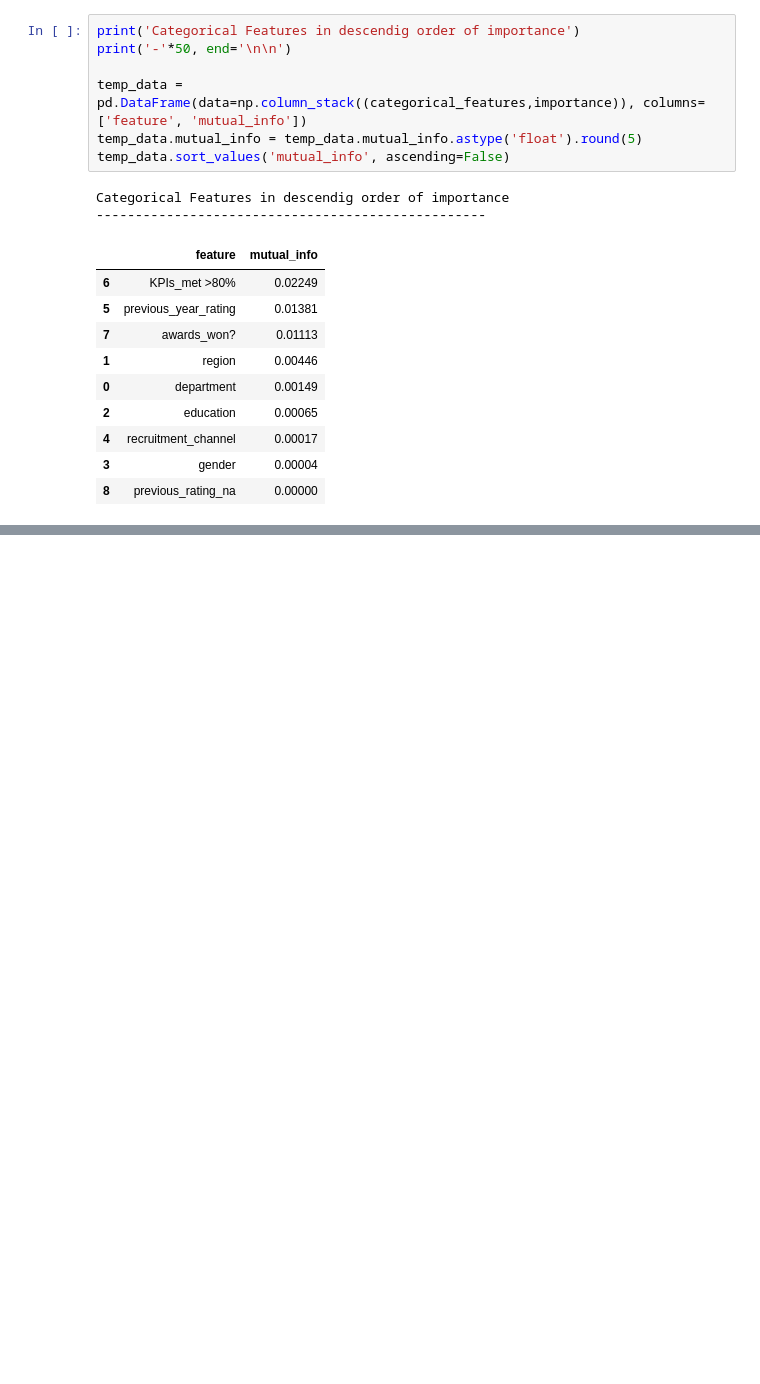
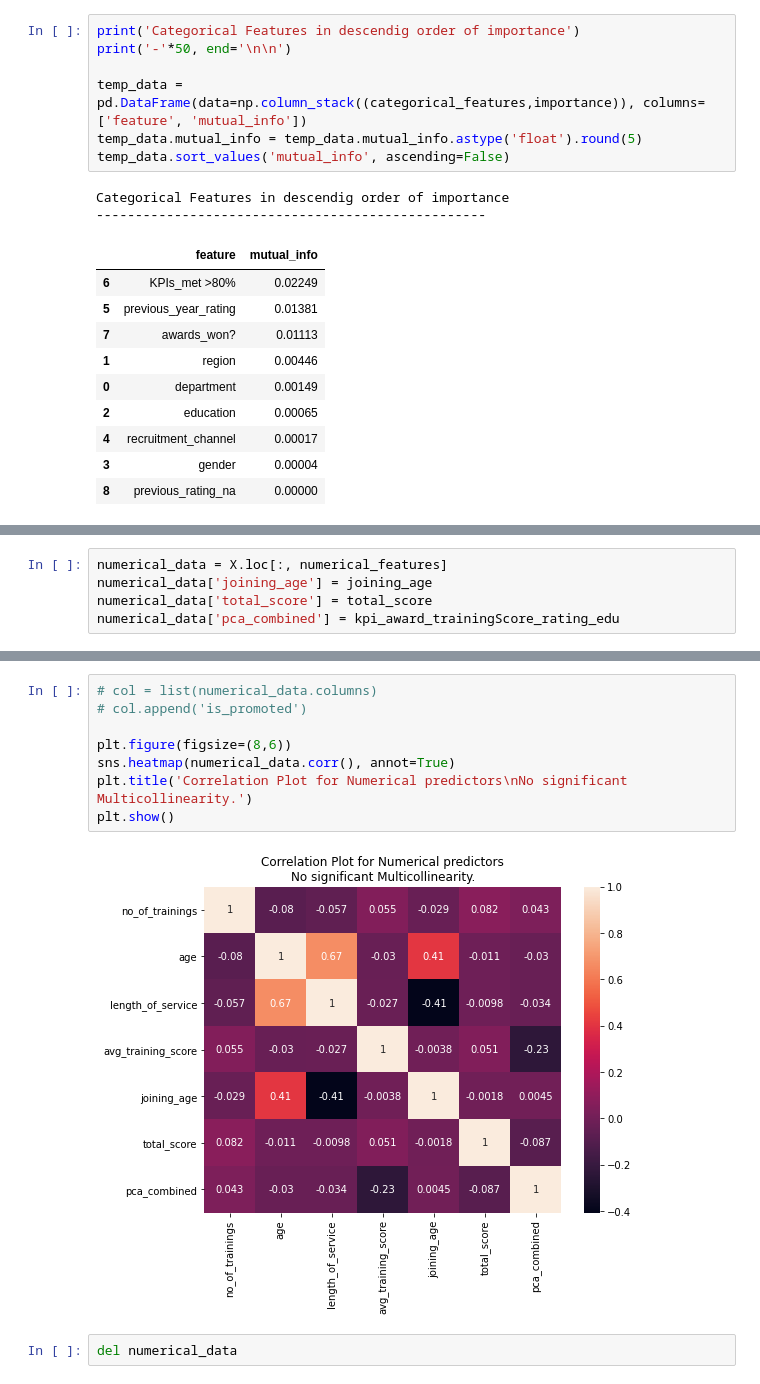
Before and after one commit to gunnerVivek/Employee-Promotion, a Jupyter notebook: 2-data_preprocessing.ipynb, the cells around one changed output, grey strips where cells are left out. Drawn from its saved outputs; the diff is of its cells as text; blank space fills up the shorter version.

Commit message:
notebook: Add univariate feature selection - numerical features

```diff
--- a/2-data_preprocessing.ipynb
+++ b/2-data_preprocessing.ipynb
@@ -559,0 +553,5 @@ Categorical Features in descendig order of importance
+# %%
+numerical_data = X.loc[:, numerical_features]
+numerical_data['joining_age'] = joining_age
+numerical_data['total_score'] = total_score
+numerical_data['pca_combined'] = kpi_award_trainingScore_rating_edu
@@ -559,0 +584,12 @@ Categorical Features in descendig order of importance
+# %%
+# col = list(numerical_data.columns)
+# col.append('is_promoted')
+
+plt.figure(figsize=(8,6))
+sns.heatmap(numerical_data.corr(), annot=True)
+plt.title('Correlation Plot for Numerical predictors\nNo significant Multicollinearity.')
+plt.show()
+# %% [output]
+[figure, added]
+# %%
+del numerical_data
```
Also changed, not shown: parts of 6 cells of this notebook.
